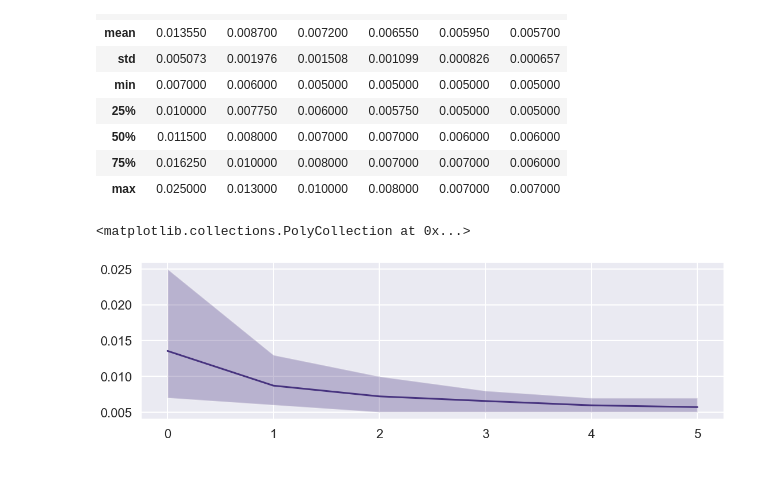
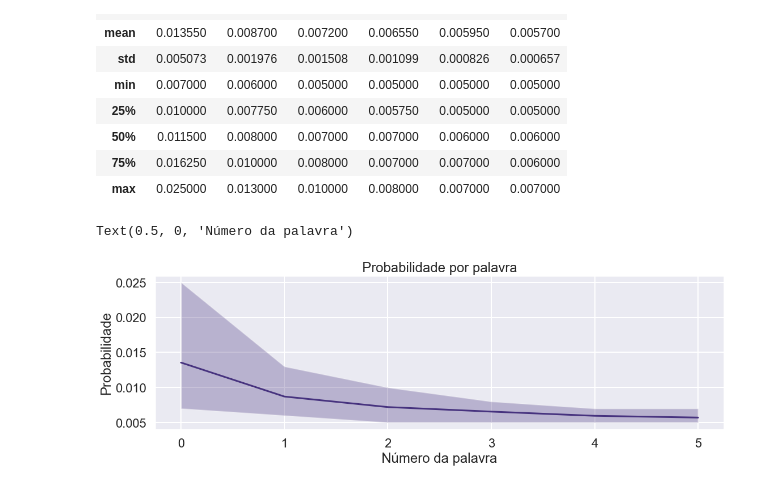
Before and after one commit to GabrielBG0/Mineracao-Repositorios, a Jupyter notebook: final.ipynb, the cells around one changed output. Cells and saved outputs as stored; diff of their text form; code cells hidden in the pictures.

```diff
--- a/final.ipynb
+++ b/final.ipynb
@@ -125,7 +135,10 @@ max = [topics['Prob 1'].max(), topics['Prob 2'].max(),
 # %%
 plt.figure(figsize=(18, 5))
 ax = sns.lineplot(data=mean)
 ax.fill_between(range(6), min, max, alpha=0.3)
+ax.set_title('Probabilidade por palavra')
+ax.set_ylabel('Probabilidade')
+ax.set_xlabel('Número da palavra')
 # %% [output]
-<matplotlib.collections.PolyCollection at 0x...>
+Text(0.5, 0, 'Número da palavra')
-[figure, old version]
+[figure, new version]
```
Also changed, not shown: parts of 9 cells of this notebook.
